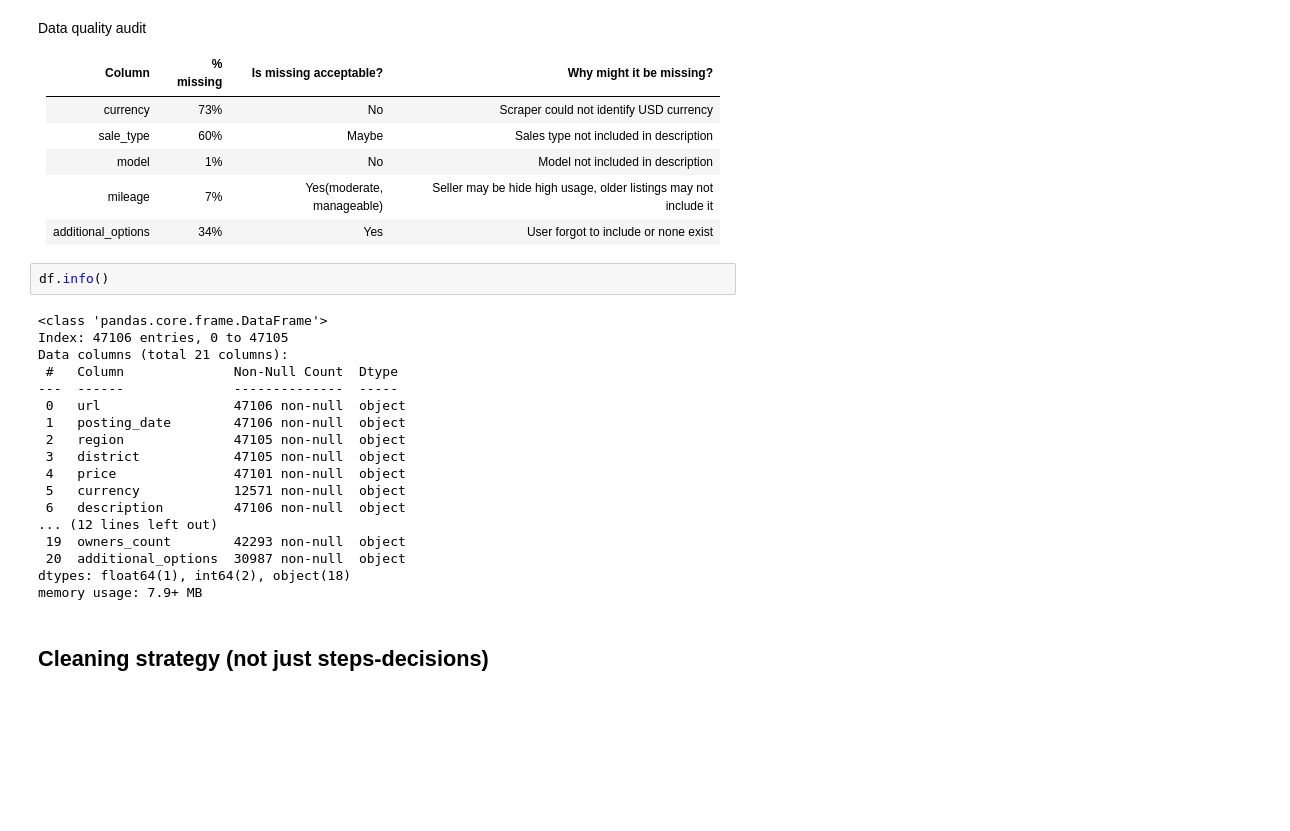
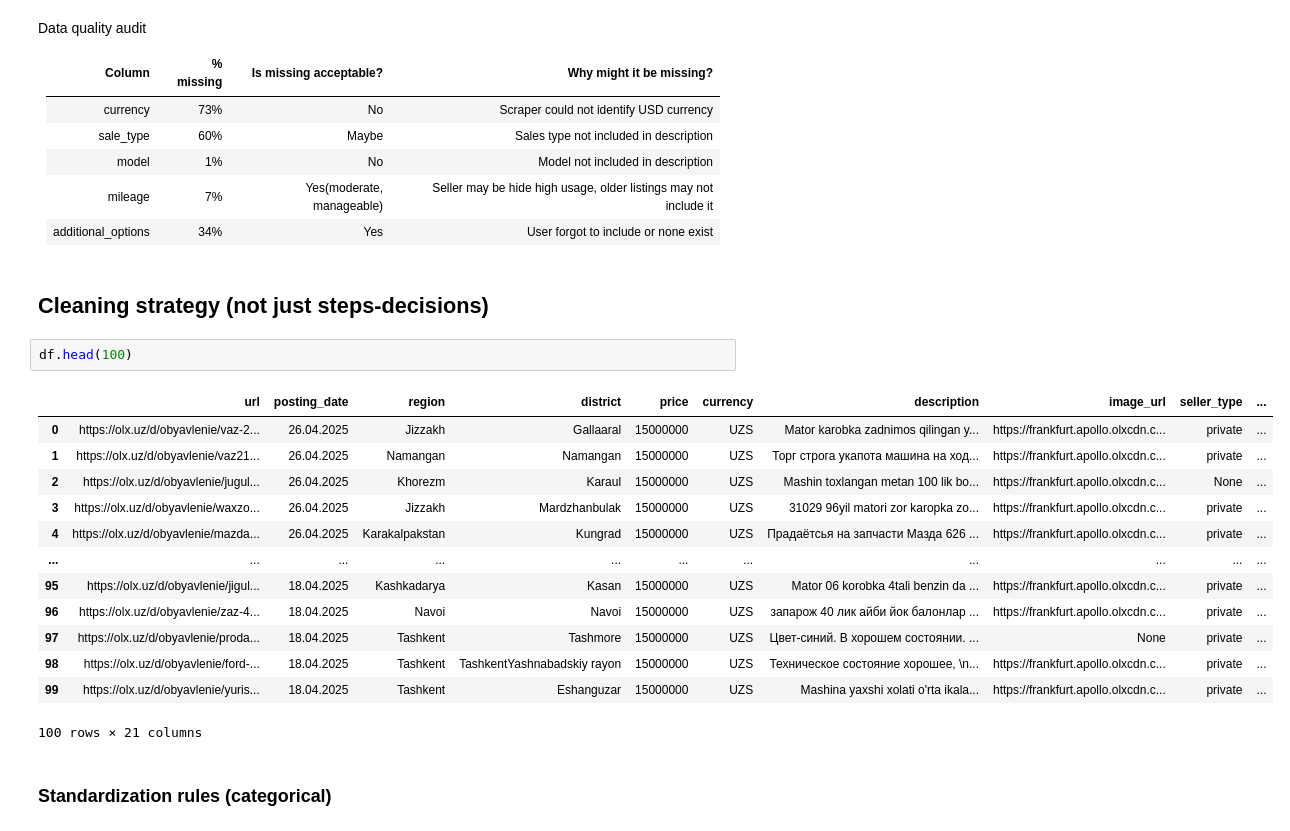
Before and after one commit to Javoh20111/Uzbekistan-car-analysis, a Jupyter notebook: notebooks/sample.ipynb, the cells around one changed output. Drawn from its saved outputs; the diff is of its cells as text; blank space fills up the shorter version.

```diff
--- a/notebooks/sample.ipynb
+++ b/notebooks/sample.ipynb
@@ -67,25 +82,23 @@ Data quality audit
 |model|1%|No|Model not included in description|
 |mileage|7%|Yes(moderate, manageable)|Seller may be hide high usage, older listings may not include it|
 |additional_options|34%|Yes|User forgot to include or none exist|
-# %%
-df.info()
-# %% [output]
-<class 'pandas.core.frame.DataFrame'>
-Index: 47106 entries, 0 to 47105
-Data columns (total 21 columns):
- #   Column              Non-Null Count  Dtype
----  ------              --------------  -----
- 0   url                 47106 non-null  object
- 1   posting_date        47106 non-null  object
- 2   region              47105 non-null  object
- 3   district            47105 non-null  object
- 4   price               47101 non-null  object
- 5   currency            12571 non-null  object
- 6   description         47106 non-null  object
-... (12 lines left out)
- 19  owners_count        42293 non-null  object
- 20  additional_options  30987 non-null  object
-dtypes: float64(1), int64(2), object(18)
-memory usage: 7.9+ MB
 # %% [markdown]
 ## Cleaning strategy (not just steps-decisions)
+# %%
+df.head(100)
+# %% [output]
+|  | url | posting_date | region | district | price | currency | description | image_url | seller_type | ... |
+| 0 | https://olx.uz/d/obyavlenie/vaz-2... | 26.04.2025 | Jizzakh | Gallaaral | 15000000 | UZS | Mator karobka zadnimos qilingan y... | https://frankfurt.apollo.olxcdn.c... | private | ... |
+| 1 | https://olx.uz/d/obyavlenie/vaz21... | 26.04.2025 | Namangan | Namangan | 15000000 | UZS | Торг строга укапота машина на ход... | https://frankfurt.apollo.olxcdn.c... | private | ... |
+| 2 | https://olx.uz/d/obyavlenie/jugul... | 26.04.2025 | Khorezm | Karaul | 15000000 | UZS | Mashin toxlangan metan 100 lik bo... | https://frankfurt.apollo.olxcdn.c... | None | ... |
+| 3 | https://olx.uz/d/obyavlenie/waxzo... | 26.04.2025 | Jizzakh | Mardzhanbulak | 15000000 | UZS | 31029 96yil matori zor karopka zo... | https://frankfurt.apollo.olxcdn.c... | private | ... |
+| 4 | https://olx.uz/d/obyavlenie/mazda... | 26.04.2025 | Karakalpakstan | Kungrad | 15000000 | UZS | Прадаётсья на запчасти Мазда 626 ... | https://frankfurt.apollo.olxcdn.c... | private | ... |
+| ... | ... | ... | ... | ... | ... | ... | ... | ... | ... | ... |
+| 95 | https://olx.uz/d/obyavlenie/jigul... | 18.04.2025 | Kashkadarya | Kasan | 15000000 | UZS | Mator 06 korobka 4tali benzin da ... | https://frankfurt.apollo.olxcdn.c... | private | ... |
+| 96 | https://olx.uz/d/obyavlenie/zaz-4... | 18.04.2025 | Navoi | Navoi | 15000000 | UZS | запарож 40 лик айби йок балонлар ... | https://frankfurt.apollo.olxcdn.c... | private | ... |
+| 97 | https://olx.uz/d/obyavlenie/proda... | 18.04.2025 | Tashkent | Tashmore | 15000000 | UZS | Цвет-синий. В хорошем состоянии. ... | None | private | ... |
+| 98 | https://olx.uz/d/obyavlenie/ford-... | 18.04.2025 | Tashkent | TashkentYashnabadskiy rayon | 15000000 | UZS | Техническое состояние хорошее, \n... | https://frankfurt.apollo.olxcdn.c... | private | ... |
+| 99 | https://olx.uz/d/obyavlenie/yuris... | 18.04.2025 | Tashkent | Eshanguzar | 15000000 | UZS | Mashina yaxshi xolati o'rta ikala... | https://frankfurt.apollo.olxcdn.c... | private | ... |
+100 rows × 21 columns
+# %% [markdown]
+### Standardization rules (categorical)
```
Also changed, not shown: parts of 17 cells of this notebook.
